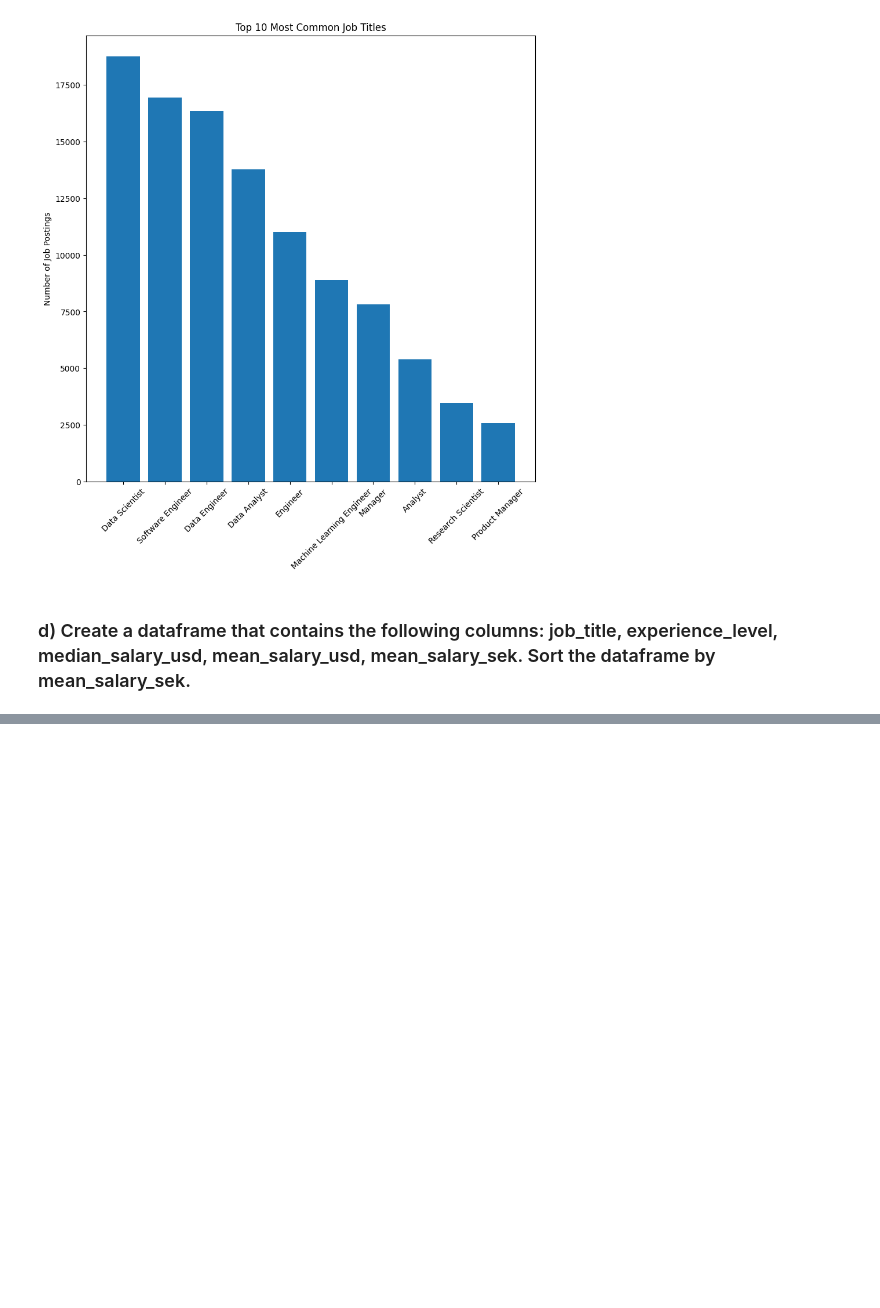
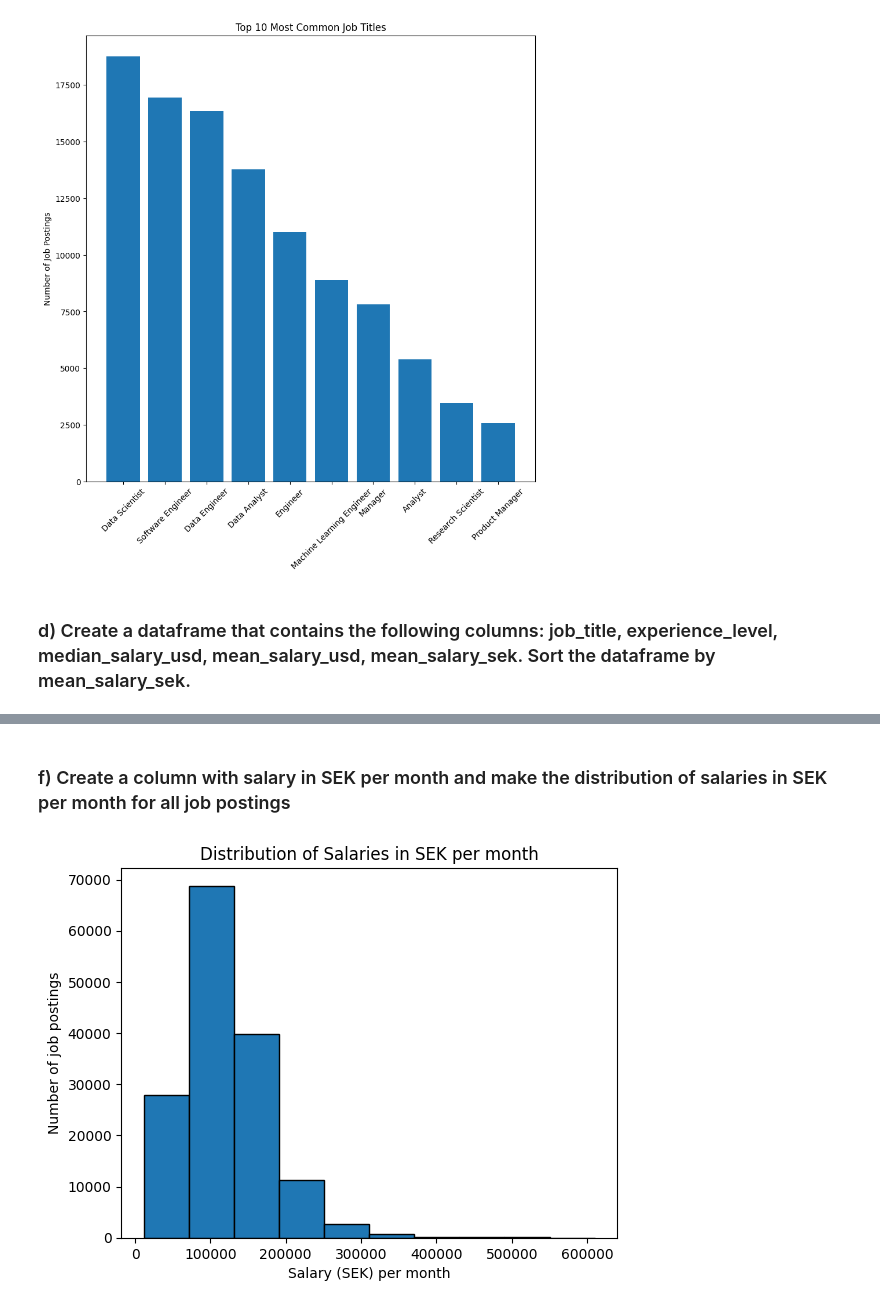
Before and after one commit to Lilit900/machine_learning_lilit_ajoyan_mlops25, a Jupyter notebook: exercises/exercise_0/salaries.ipynb, the cells around one changed output, grey strips where cells are left out. Cells and saved outputs as stored; diff of their text form; code cells hidden in the pictures; blank space fills up the shorter version.

```diff
--- a/exercises/exercise_0/salaries.ipynb
+++ b/exercises/exercise_0/salaries.ipynb
@@ -184,2 +184,16 @@ df.head(20)
 | 18 | Technical Consultant | MI | 30526.0 | 30526.000000 | 279312.9000 |
 | 19 | Applied Research Scientist | MI | 32075.0 | 32075.000000 | 293486.2500 |
+# %% [markdown]
+###   f) Create a column with salary in SEK per month and make the distribution of salaries in SEK per month for all job postings
+# %%
+import matplotlib.pyplot as plt
+
+salary_in_sek = (salaries['salary_in_usd']*9.15/12).astype(int)
+
+plt.hist(salary_in_sek, bins=10, edgecolor='black')
+plt.xlabel('Salary (SEK) per month')
+plt.ylabel('Number of job postings')
+plt.title('Distribution of Salaries in SEK per month')
+plt.show()
+# %% [output]
+[figure, added]
```
Also changed, not shown: parts of 4 cells of this notebook.
